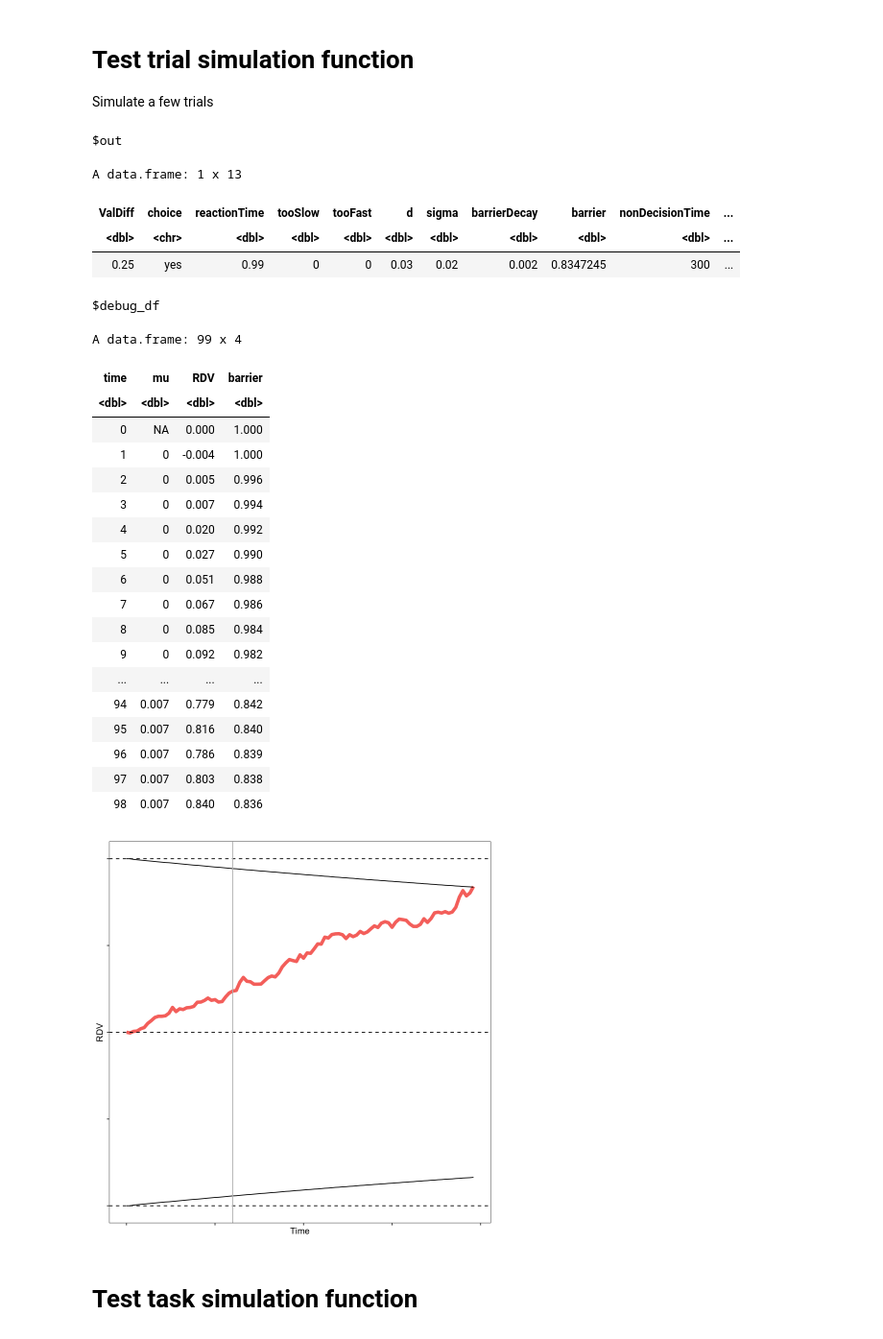
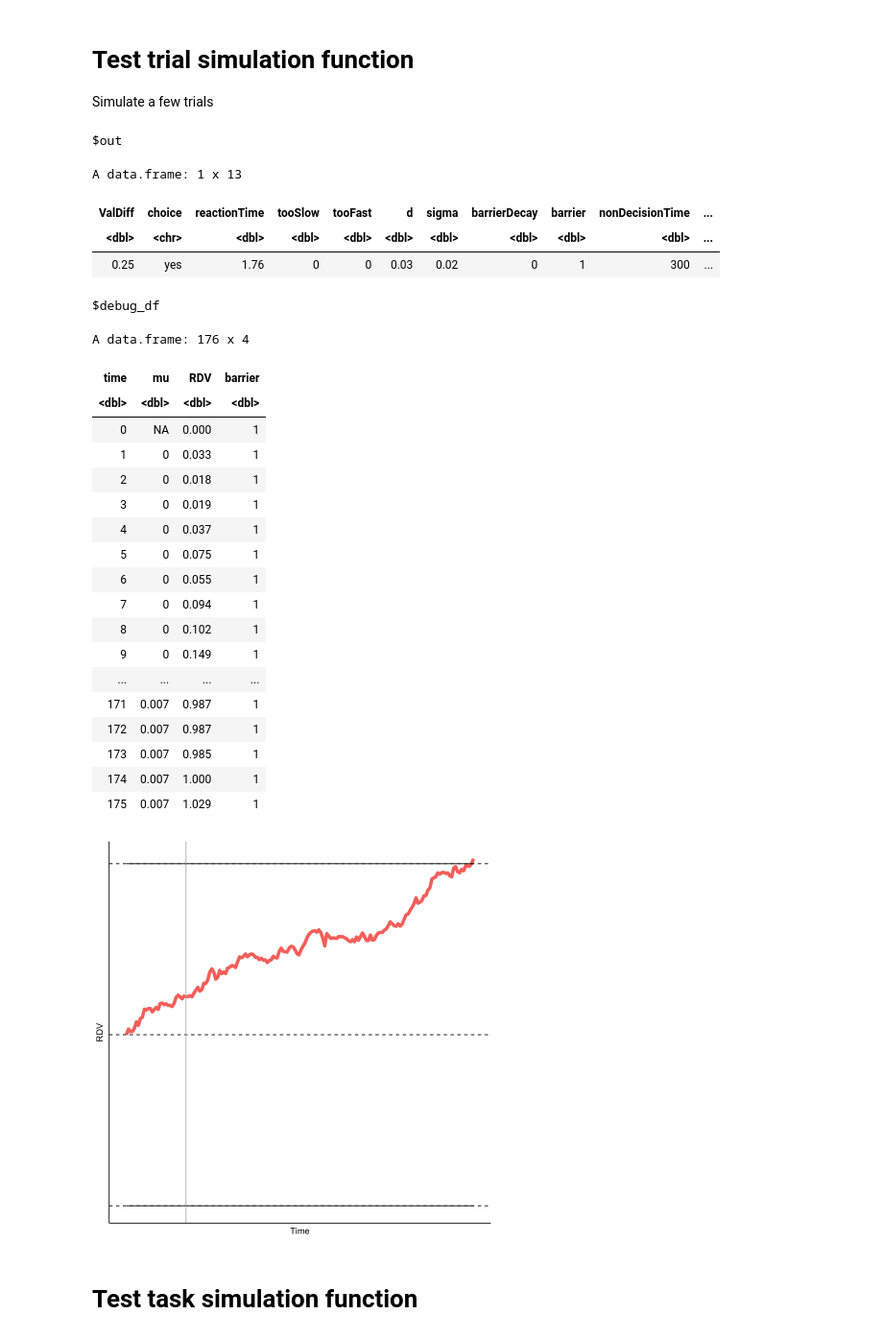
Before and after one commit to zenkavi/NovelVsRepeated, a Jupyter notebook: behavior/analysis/NB12_DDM_statespace_functions.ipynb, the cells around one changed output. Shown at 96% size. Drawn from its saved outputs; the diff is of its cells as text; code cells hidden in the pictures.

```diff
--- a/behavior/analysis/NB12_DDM_statespace_functions.ipynb
+++ b/behavior/analysis/NB12_DDM_statespace_functions.ipynb
@@ -262,7 +262,8 @@ cur_d = .03
 cur_sigma = .02
 cur_nonDecisionTime = 300 #ms
 cur_bias = 0
-cur_barrierDecay = .002
+# cur_barrierDecay = .002
+cur_barrierDecay = 0
 
 cur_valStim = .25
 cur_valRef = 0
@@ -276,45 +277,45 @@ $out
 A data.frame: 1 x 13
 | ValDiff | choice | reactionTime | tooSlow | tooFast | d | sigma | barrierDecay | barrier | nonDecisionTime | ... |
 | <dbl> | <chr> | <dbl> | <dbl> | <dbl> | <dbl> | <dbl> | <dbl> | <dbl> | <dbl> | ... |
-| 0.25 | yes | 0.99 | 0 | 0 | 0.03 | 0.02 | 0.002 | 0.8347245 | 300 | ... |
+| 0.25 | yes | 1.76 | 0 | 0 | 0.03 | 0.02 | 0 | 1 | 300 | ... |
 $debug_df
-A data.frame: 99 x 4
+A data.frame: 176 x 4
 | time | mu | RDV | barrier |
 | <dbl> | <dbl> | <dbl> | <dbl> |
-| 0 | NA | 0.000 | 1.000 |
-| 1 | 0 | -0.004 | 1.000 |
-| 2 | 0 | 0.005 | 0.996 |
-| 3 | 0 | 0.007 | 0.994 |
-| 4 | 0 | 0.020 | 0.992 |
-| 5 | 0 | 0.027 | 0.990 |
-| 6 | 0 | 0.051 | 0.988 |
-| 7 | 0 | 0.067 | 0.986 |
-| 8 | 0 | 0.085 | 0.984 |
-| 9 | 0 | 0.092 | 0.982 |
+| 0 | NA | 0.000 | 1 |
+| 1 | 0 | 0.033 | 1 |
+| 2 | 0 | 0.018 | 1 |
+| 3 | 0 | 0.019 | 1 |
+| 4 | 0 | 0.037 | 1 |
+| 5 | 0 | 0.075 | 1 |
+| 6 | 0 | 0.055 | 1 |
+| 7 | 0 | 0.094 | 1 |
+| 8 | 0 | 0.102 | 1 |
+| 9 | 0 | 0.149 | 1 |
 | ... | ... | ... | ... |
-| 94 | 0.007 | 0.779 | 0.842 |
-| 95 | 0.007 | 0.816 | 0.840 |
-| 96 | 0.007 | 0.786 | 0.839 |
-| 97 | 0.007 | 0.803 | 0.838 |
-| 98 | 0.007 | 0.840 | 0.836 |
+| 171 | 0.007 | 0.987 | 1 |
+| 172 | 0.007 | 0.987 | 1 |
+| 173 | 0.007 | 0.985 | 1 |
+| 174 | 0.007 | 1.000 | 1 |
+| 175 | 0.007 | 1.029 | 1 |
 # %%
 tmp$debug_df %>%
   ggplot()+
   geom_line(aes(time, RDV), color = "#F8766D", linewidth = 2) +
   geom_line(aes(time, barrier)) +
   geom_line(aes(time, -barrier)) +
-  theme(panel.grid = element_blank(),
-        axis.text = element_blank(),
-        axis.ticks = element_blank()) +
+  theme_classic() +
+  theme(axis.text = element_blank(),
+        axis.ticks = element_blank(),) +
   geom_hline(aes(yintercept = 0), linetype = "dashed") +
   geom_hline(aes(yintercept = 1), linetype = "dashed") +
   geom_hline(aes(yintercept = -1), linetype = "dashed")+
   geom_vline(aes(xintercept = 30), color = "gray")+
   labs(x = "Time")
 
-  # ggsave(file=paste0(fig_out_path, 'sampleCollapsingBounds.png'), height = 3, width=5, units="in")
+  ggsave(file=paste0(fig_out_path, 'sampleNoCollapsingBounds.png'), height = 3, width=5, units="in")
 # %% [output]
-[figure, old version]
+[figure, new version]
 # %% [markdown]
 # Test task simulation function
 # %%
```
Also changed, not shown: parts of 23 cells of this notebook, 6 other files.
